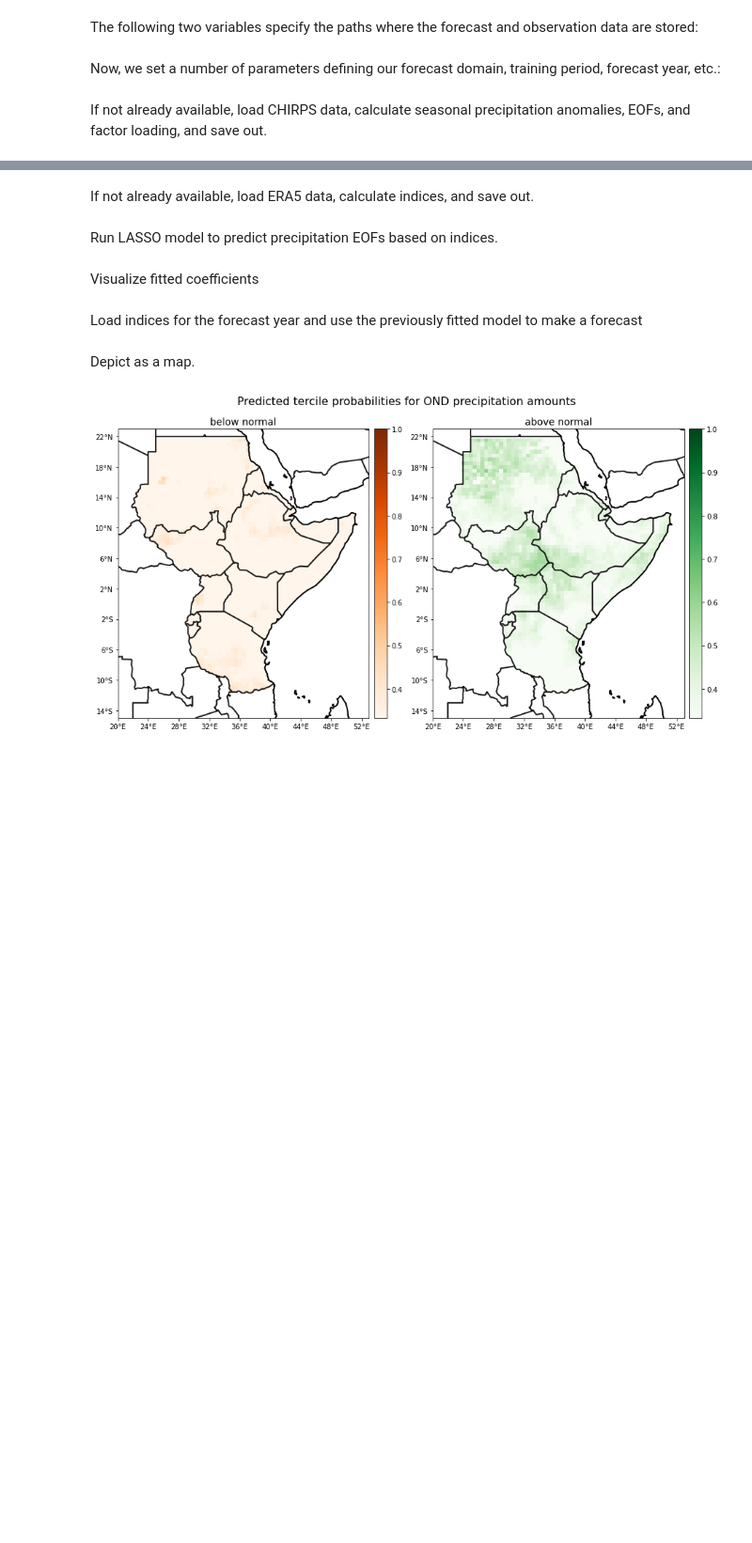
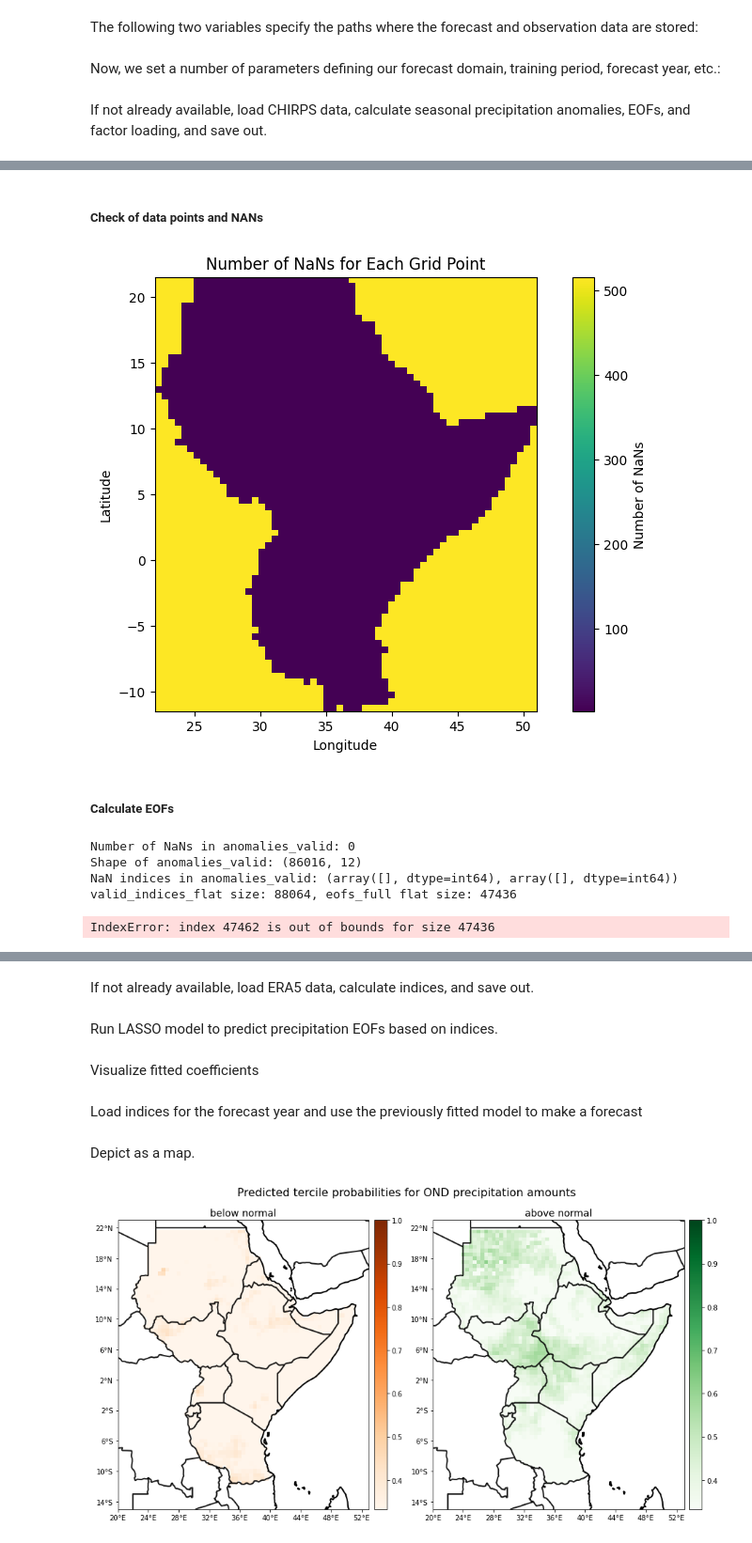
Before and after one commit to SeasonalForecastingEngine/CONFER-WP3, a Jupyter notebook: notebooks/lasso_fcst_example.ipynb, the cells around one changed output, grey strips where cells are left out. Shown at 94% size. Saved outputs shown, nothing was run; the diff lists cells and outputs as text; code cells hidden in the pictures; blank space fills up the shorter version.

```diff
--- a/notebooks/lasso_fcst_example.ipynb
+++ b/notebooks/lasso_fcst_example.ipynb
@@ -39,0 +189,3 @@ If not already available, load CHIRPS data, calculate seasonal precipitation ano
+# %%
+data_test = xr.open_dataset(f"{chirps_dir}/prec_raw.nc")
+data_test
@@ -39,0 +251,72 @@ If not already available, load CHIRPS data, calculate seasonal precipitation ano
+# %% [markdown]
+##### Check of data points and NANs
+# %%
+# Count the number of NaNs for each grid point
+nan_count = np.isnan(prec_data).sum(axis=(0, 1))  # Sum over month and year dimensions
+
+# Plot the map
+plt.figure(figsize=(10, 6))
+plt.imshow(nan_count, origin='lower', extent=[lon.min(), lon.max(), lat.min(), lat.max()], cmap='viridis')
+plt.colorbar(label='Number of NaNs')
+plt.title('Number of NaNs for Each Grid Point')
+plt.xlabel('Longitude')
+plt.ylabel('Latitude')
+plt.show()
+# %% [output]
+[figure, added]
+# %% [markdown]
+##### Calculate EOFs
+# %%
+# Mask invalid data points
+valid_mask = ~np.isnan(anomalies)
+
+# Flatten the spatial dimensions and keep only valid data points
+anomalies_flat = anomalies.reshape(anomalies.shape[0], -1).T  # Shape: (year * lat * lon, month)
+valid_mask_flat = valid_mask.reshape(anomalies.shape[0], -1).T  # Same shape as anomalies_flat
+
+# Apply the mask to get valid anomalies
+anomalies_valid = anomalies_flat[valid_mask_flat.all(axis=1), :]
+
+# Check for NaNs in anomalies_valid
+num_nans = np.isnan(anomalies_valid).sum()
+print(f"Number of NaNs in anomalies_valid: {num_nans}")
+print(f"Shape of anomalies_valid: {anomalies_valid.shape}")
+
+# Investigate the source of NaNs
+nan_indices = np.where(np.isnan(anomalies_valid))
+print(f"NaN indices in anomalies_valid: {nan_indices}")
+
+# Ensure no NaNs are present
+if num_nans > 0:
+    raise ValueError("NaNs are present in the anomalies_valid array")
+
+# Perform EOF analysis using PCA
+nEOF = 3  # Number of EOFs to retain
+pca = PCA(n_components=nEOF)
+pcs = pca.fit_transform(anomalies_valid)
+eofs = pca.components_
+
+# Reshape EOFs back to the original shape with NaNs where appropriate
+eofs_full = np.full((nEOF, anomalies.shape[2], anomalies.shape[3], anomalies.shape[0]), np.nan)
+
+# Use valid_mask_flat to determine valid indices for each spatial location
+valid_indices_flat = np.where(valid_mask_flat.any(axis=1))[0]
+
+print(f"valid_indices_flat size: {len(valid_indices_flat)}, eofs_full flat size: {eofs_full[0].size}")
+
+# Truncate valid_indices_flat to match the size of eofs_full flat
+valid_indices_flat_truncated = valid_indices_flat[:eofs_full[0].size]
+
+# Map EOFs back to their spatial positions
+for i in range(nEOF):
+    eofs_full[i].flat[valid_indices_flat_truncated] = eofs[i]
+
+# Transpose EOFs to match the original data shape (mode, month, lat, lon)
+eofs_full = eofs_full.transpose(0, 3, 1, 2)
+print(eofs_full.shape)
+# %% [output]
+Number of NaNs in anomalies_valid: 0
+Shape of anomalies_valid: (86016, 12)
+NaN indices in anomalies_valid: (array([], dtype=int64), array([], dtype=int64))
+valid_indices_flat size: 88064, eofs_full flat size: 47436
+IndexError: index 47462 is out of bounds for size 47436
```
Also changed, not shown: parts of 19 cells of this notebook, 3 other files.
